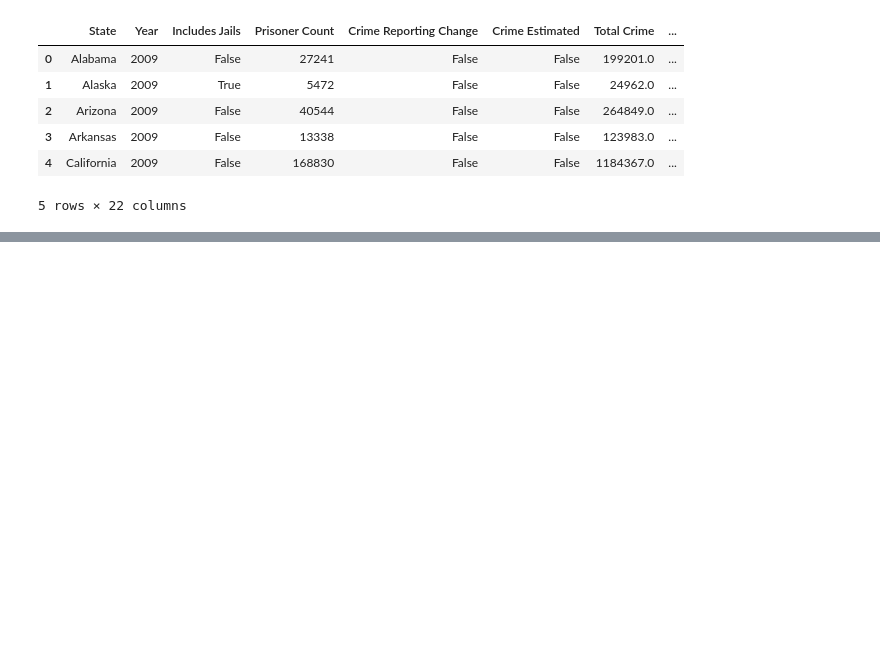
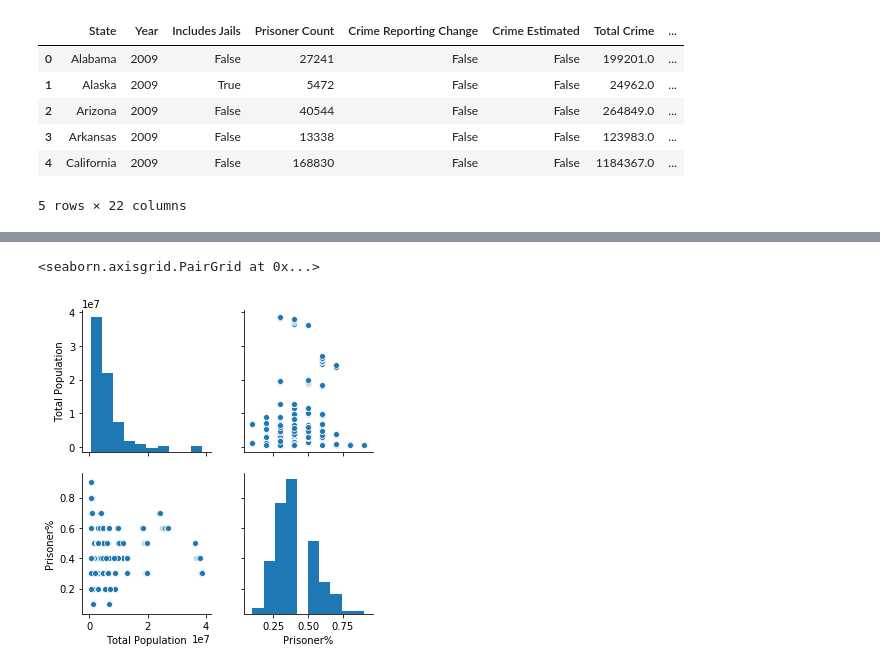
Before and after one commit to octaviaisom/Project1, a Jupyter notebook: main_oi.ipynb, the cells around one changed output, grey strips where cells are left out. Saved outputs shown, nothing was run; the diff lists cells and outputs as text; code cells hidden in the pictures; blank space fills up the shorter version.

```diff
--- a/main_oi.ipynb
+++ b/main_oi.ipynb
@@ -89,0 +94,5 @@ crime_vs_race
+# %%
+sns.pairplot(crime_vs_race[['Total Population','Prisoner%']])
+# %% [output]
+<seaborn.axisgrid.PairGrid at 0x...>
+[figure, added]
```
Also changed, not shown: parts of 6 cells of this notebook, 2 other files.
